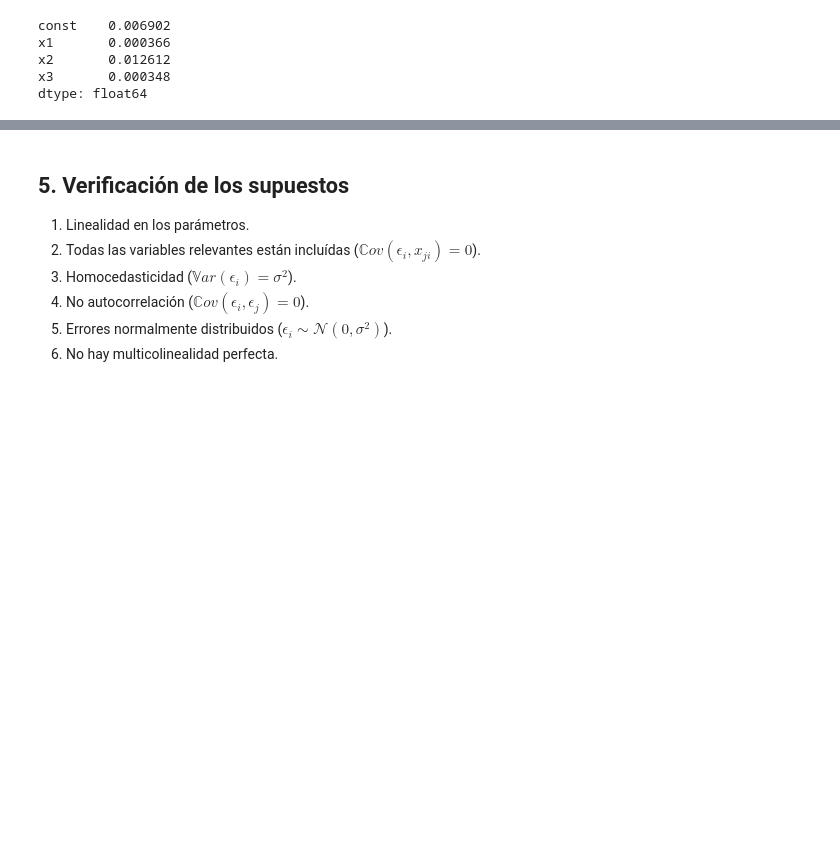
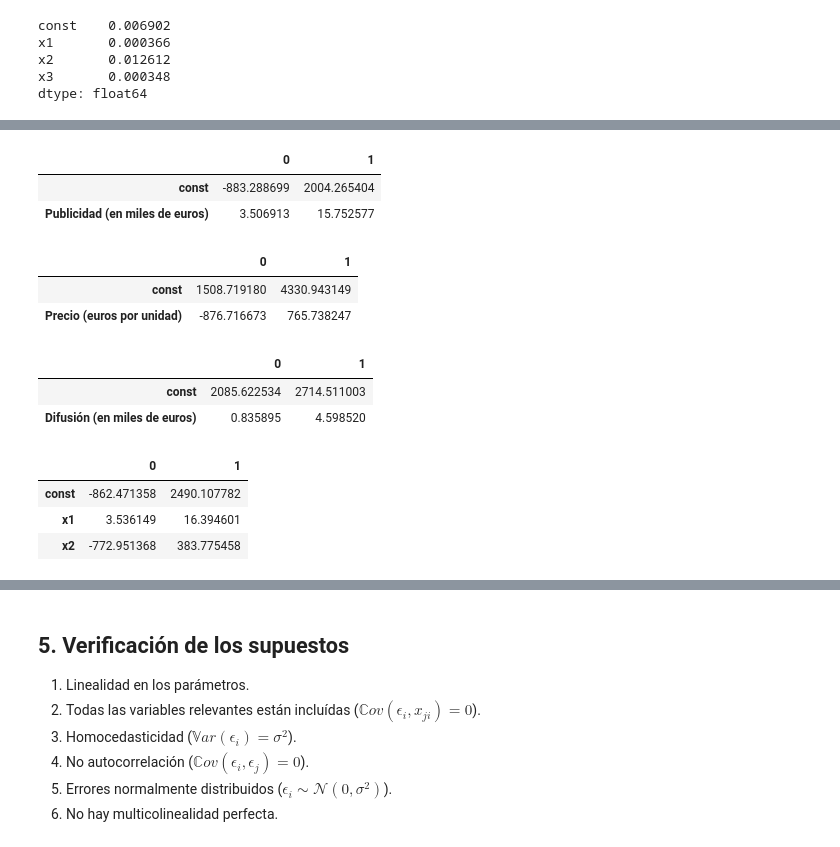
Before and after one commit to ivannpy/estadistica2_2023-2, a Jupyter notebook: MultipleRegression/RegresionMultiple.ipynb, the cells around one changed output, grey strips where cells are left out. Drawn from its saved outputs; the diff is of its cells as text; code cells hidden in the pictures; blank space fills up the shorter version.

```diff
--- a/MultipleRegression/RegresionMultiple.ipynb
+++ b/MultipleRegression/RegresionMultiple.ipynb
@@ -690,0 +826,27 @@ __4. Intervalos de confianza para los coeficientes__.
+# %%
+# Por defecto alpha=0.05, por lo que se obtienen
+# intervalos al 95% de confianza
+results_1.conf_int()
+# %% [output]
+|  | 0 | 1 |
+| const | -883.288699 | 2004.265404 |
+| Publicidad (en miles de euros) | 3.506913 | 15.752577 |
+# %%
+results_2.conf_int()
+# %% [output]
+|  | 0 | 1 |
+| const | 1508.719180 | 4330.943149 |
+| Precio (euros por unidad) | -876.716673 | 765.738247 |
+# %%
+results_3.conf_int()
+# %% [output]
+|  | 0 | 1 |
+| const | 2085.622534 | 2714.511003 |
+| Difusión (en miles de euros) | 0.835895 | 4.598520 |
+# %%
+results_4.conf_int()
+# %% [output]
+|  | 0 | 1 |
+| const | -862.471358 | 2490.107782 |
+| x1 | 3.536149 | 16.394601 |
+| x2 | -772.951368 | 383.775458 |
```
Also changed, not shown: parts of 24 cells of this notebook.
